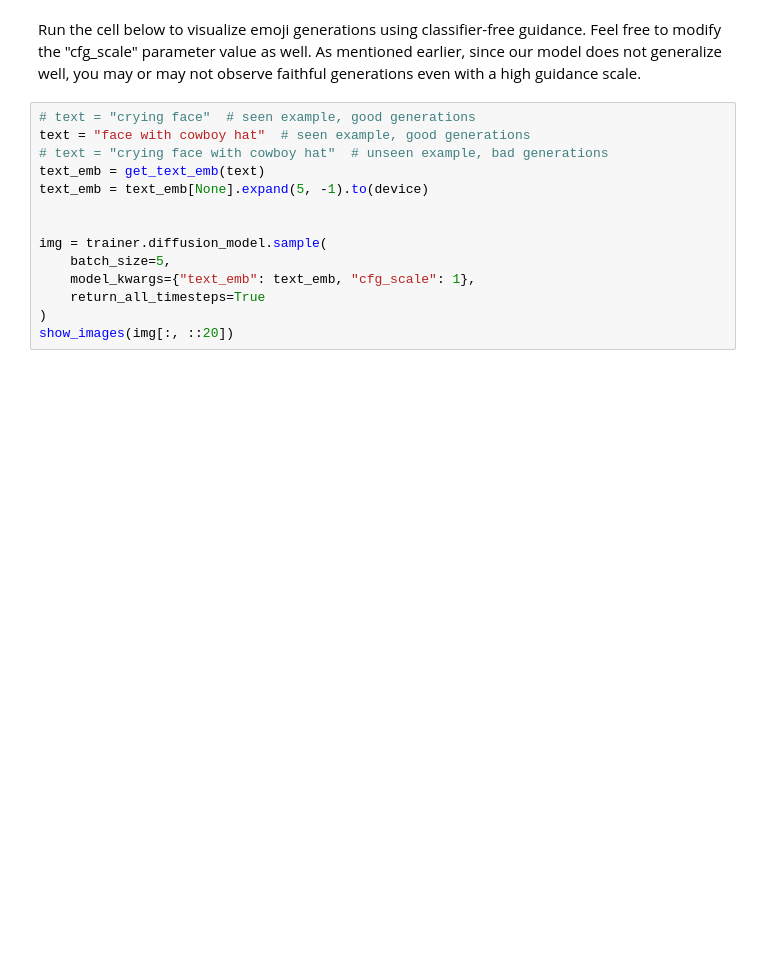
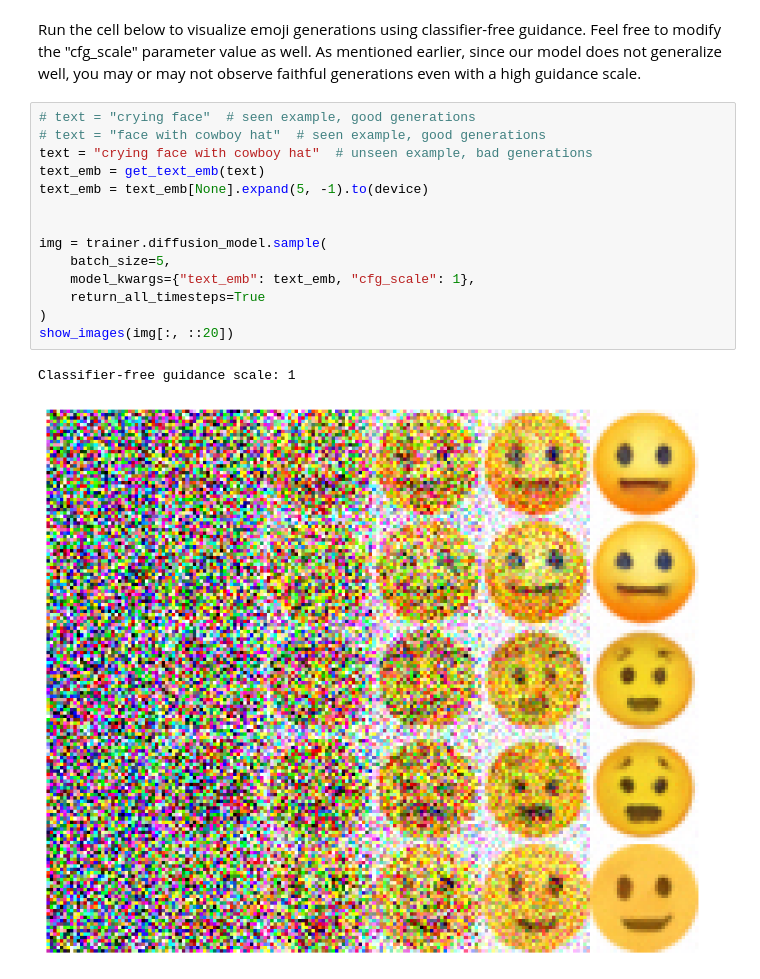
Before and after one commit to janakirampuli/cs231n, a Jupyter notebook: assignment3/DDPM.ipynb, the cells around one changed output. Drawn from its saved outputs; the diff is of its cells as text; blank space fills up the shorter version.

```diff
--- a/assignment3/DDPM.ipynb
+++ b/assignment3/DDPM.ipynb
@@ -579,15 +615,18 @@ print("forward error: ", rel_error(out, expected_out))
 Run the cell below to visualize emoji generations using classifier-free guidance. Feel free to modify the "cfg_scale" parameter value as well. As mentioned earlier, since our model does not generalize well, you may or may not observe faithful generations even with a high guidance scale.
 # %%
 # text = "crying face"  # seen example, good generations
-text = "face with cowboy hat"  # seen example, good generations
-# text = "crying face with cowboy hat"  # unseen example, bad generations
+# text = "face with cowboy hat"  # seen example, good generations
+text = "crying face with cowboy hat"  # unseen example, bad generations
 text_emb = get_text_emb(text)
 text_emb = text_emb[None].expand(5, -1).to(device)
 
 
 img = trainer.diffusion_model.sample(
     batch_size=5,
     model_kwargs={"text_emb": text_emb, "cfg_scale": 1},
     return_all_timesteps=True
 )
 show_images(img[:, ::20])
+# %% [output]
+Classifier-free guidance scale: 1
+[figure, added]
```
Also changed, not shown: parts of 15 cells of this notebook, 5 other files.
